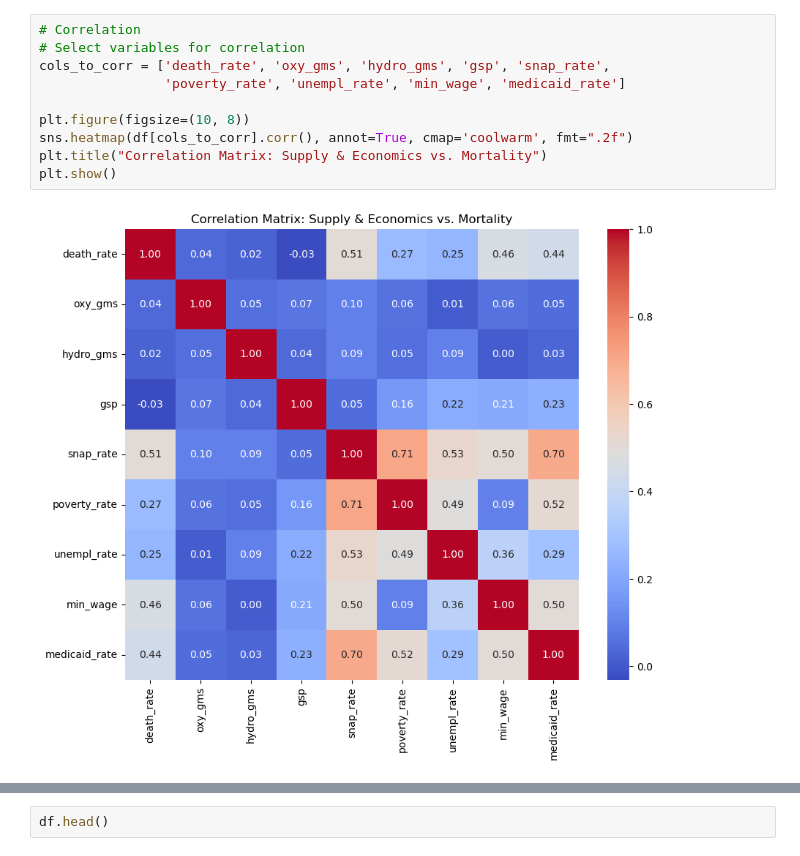
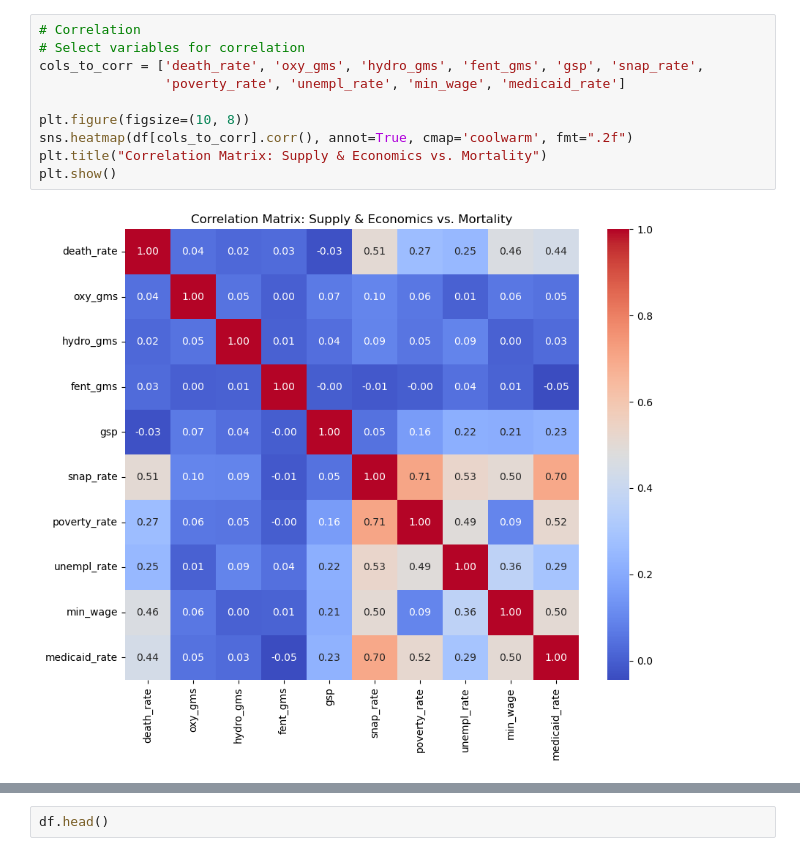
Before and after one commit to amberteetsel/substance-abuse-predictions, a Jupyter notebook: src/models/death_rate_models.ipynb, the cells around one changed output, grey strips where cells are left out. Cells and saved outputs as stored; diff of their text form.

```diff
--- a/src/models/death_rate_models.ipynb
+++ b/src/models/death_rate_models.ipynb
@@ -47,15 +49,15 @@ df.head()
 # %%
 # Correlation
 # Select variables for correlation
-cols_to_corr = ['death_rate', 'oxy_gms', 'hydro_gms', 'gsp', 'snap_rate',
+cols_to_corr = ['death_rate', 'oxy_gms', 'hydro_gms', 'fent_gms', 'gsp', 'snap_rate',
                 'poverty_rate', 'unempl_rate', 'min_wage', 'medicaid_rate']
 
 plt.figure(figsize=(10, 8))
 sns.heatmap(df[cols_to_corr].corr(), annot=True, cmap='coolwarm', fmt=".2f")
 plt.title("Correlation Matrix: Supply & Economics vs. Mortality")
 plt.show()
 # %% [output]
-[figure, old version]
+[figure, new version]
 # %%
 # Scatter plots for oxy_gms and hydro_gms vs death_rate
 
```
Also changed, not shown: parts of 20 cells of this notebook.
